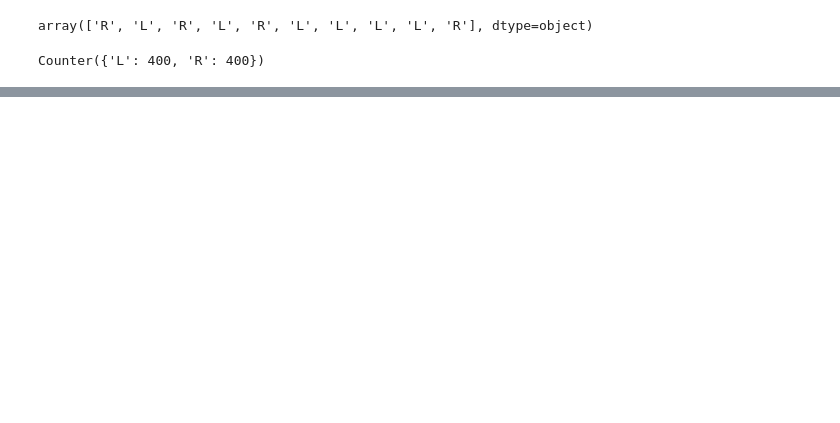
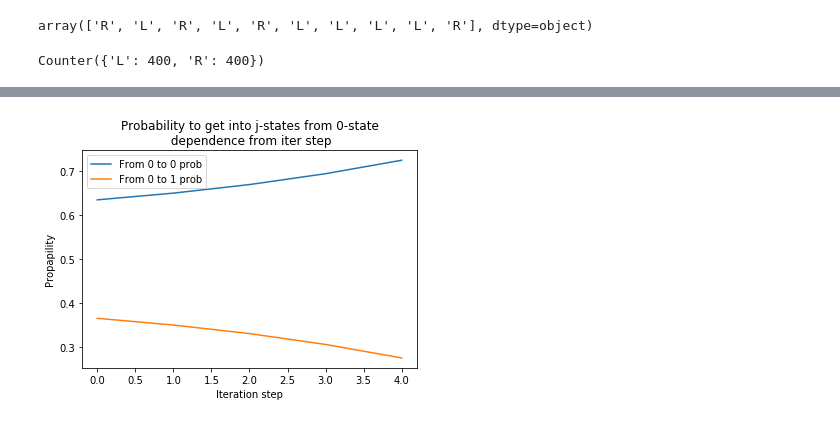
Before and after one commit to fogside/algorithms, a Jupyter notebook: DBMP/math_stats/myHMM.ipynb, the cells around one changed output, grey strips where cells are left out. Saved outputs shown, nothing was run; the diff lists cells and outputs as text; code cells hidden in the pictures; blank space fills up the shorter version.

```diff
--- a/DBMP/math_stats/myHMM.ipynb
+++ b/DBMP/math_stats/myHMM.ipynb
@@ -238,0 +81,16 @@ len(result_mtx[0])
+# %%
+def plot_transition_prob(state_num_from):
+    assert state_num_from < trans_list[0].shape[0]
+    for j in range(trans_list[0].shape[0]):
+        state_prob_ij = [e[state_num_from][j] for e in trans_list]
+        plt.plot(state_prob_ij, label='From {} to {} prob'.format(state_num_from, j))
+
+    plt.title("Probability to get into j-states from {}-state\n dependence from iter step".format(state_num_from))
+    plt.xlabel("Iteration step")
+    plt.ylabel("Propapility")
+    plt.legend()
+    plt.show()
+# %%
+plot_transition_prob(0)
+# %% [output]
+[figure, added]
```
Also changed, not shown: parts of 19 cells of this notebook.
